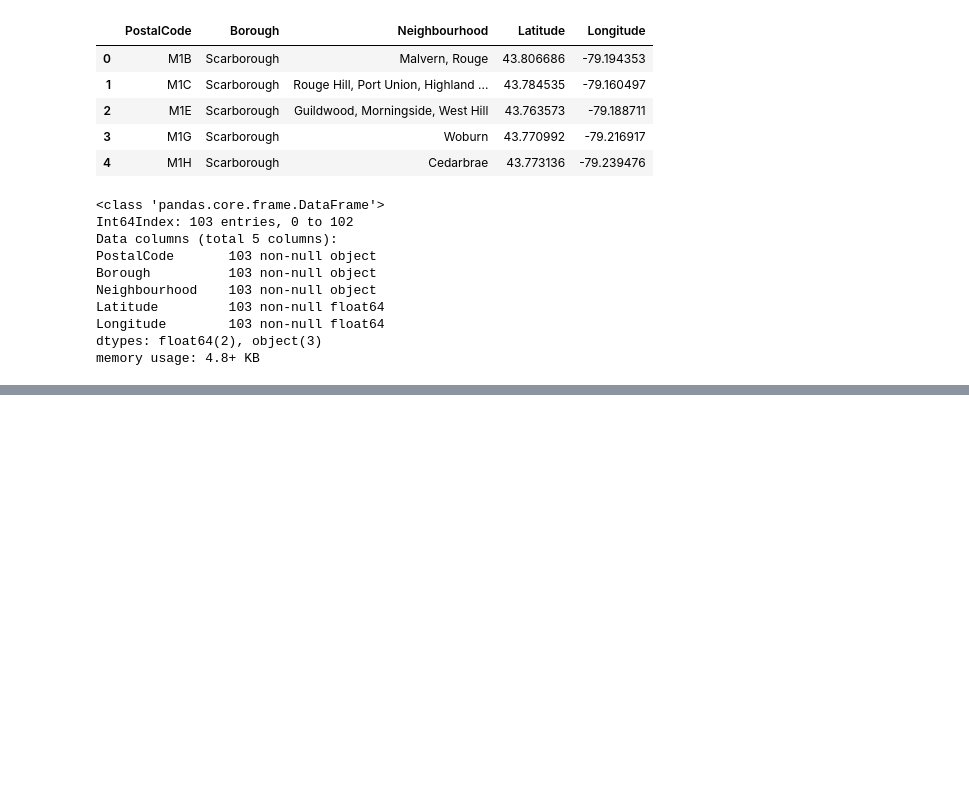
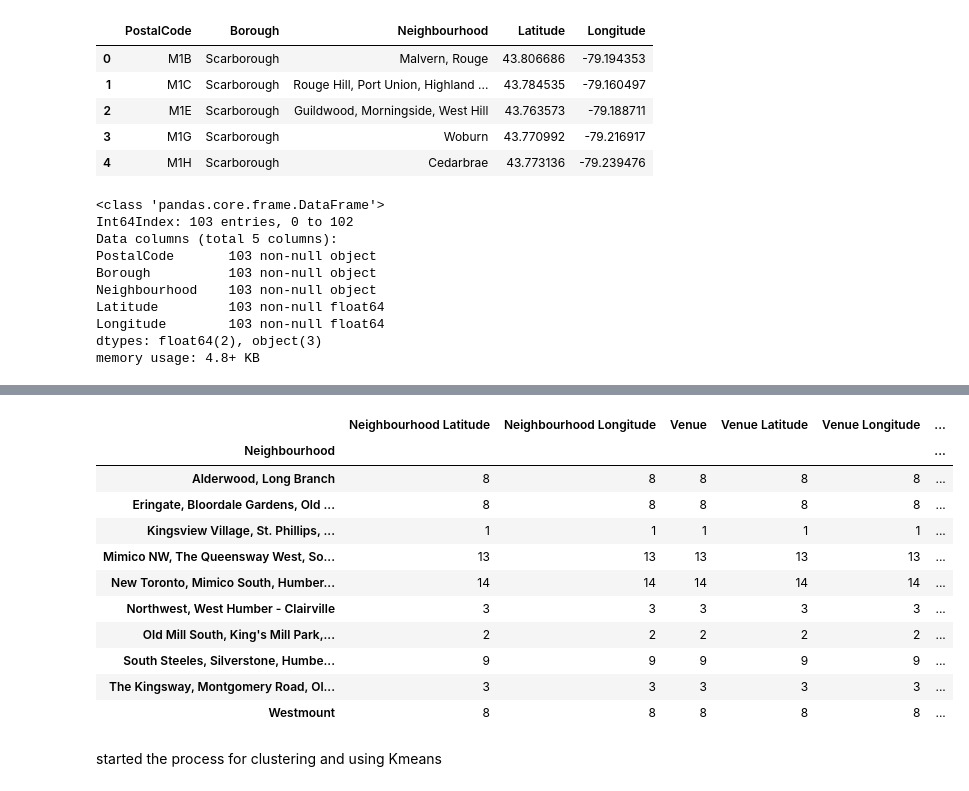
Before and after one commit to raagasrini/Coursera_Capstone, a Jupyter notebook: Capstone Project.ipynb, the cells around one changed output, grey strips where cells are left out. Cells and saved outputs as stored; diff of their text form; code cells hidden in the pictures; blank space fills up the shorter version.

```diff
--- a/Capstone Project.ipynb
+++ b/Capstone Project.ipynb
@@ -95,0 +358,43 @@ memory usage: 4.8+ KB
+# %%
+def getNearbyVenues(names, latitudes, longitudes, radius=500):
+
+    venues_list=[]
+    for name, lat, lng in zip(names, latitudes, longitudes):
+        print(name)
+
+        url = 'https://api.foursquare.com/v2/venues/explore?&client_id={}&client_secret={}&v={}&ll={},{}&radius={}&limit={}'.format(
+            CLIENT_ID,
+            CLIENT_SECRET,
+            VERSION,
+            lat,
+            lng,
+            radius,
+            LIMIT)
+
+        results = requests.get(url).json()["response"]['groups'][0]['items']
+
+
+        venues_list.append([(
+            name,
+            lat,
+            lng,
+            v['venue']['name'],
+            v['venue']['location']['lat'],
+            v['venue']['location']['lng'],
+            v['venue']['categories'][0]['name']) for v in results])
+
+    nearby_venues = pd.DataFrame([item for venue_list in venues_list for item in venue_list])
+    nearby_venues.columns = ['Neighbourhood',
+                  'Neighbourhood Latitude',
+                  'Neighbourhood Longitude',
+                  'Venue',
+                  'Venue Latitude',
+                  'Venue Longitude',
+                  'Venue Category']
+
+    return(nearby_venues)
+# %%
+Etob_venues = getNearbyVenues(names=Etob_data['Neighbourhood'],
+                                   latitudes=Etob_data['Latitude'],
+                                   longitudes=Etob_data['Longitude']
+                                  )
@@ -95,0 +416,17 @@ memory usage: 4.8+ KB
+# %%
+Etob_venues.groupby('Neighbourhood').count()
+# %% [output]
+|  | Neighbourhood Latitude | Neighbourhood Longitude | Venue | Venue Latitude | Venue Longitude | ... |
+| Neighbourhood |  |  |  |  |  | ... |
+| Alderwood, Long Branch | 8 | 8 | 8 | 8 | 8 | ... |
+| Eringate, Bloordale Gardens, Old ... | 8 | 8 | 8 | 8 | 8 | ... |
+| Kingsview Village, St. Phillips, ... | 1 | 1 | 1 | 1 | 1 | ... |
+| Mimico NW, The Queensway West, So... | 13 | 13 | 13 | 13 | 13 | ... |
+| New Toronto, Mimico South, Humber... | 14 | 14 | 14 | 14 | 14 | ... |
+| Northwest, West Humber - Clairville | 3 | 3 | 3 | 3 | 3 | ... |
+| Old Mill South, King's Mill Park,... | 2 | 2 | 2 | 2 | 2 | ... |
+| South Steeles, Silverstone, Humbe... | 9 | 9 | 9 | 9 | 9 | ... |
+| The Kingsway, Montgomery Road, Ol... | 3 | 3 | 3 | 3 | 3 | ... |
+| Westmount | 8 | 8 | 8 | 8 | 8 | ... |
+# %% [markdown]
+started the process for clustering and using Kmeans
```
Also changed, not shown: parts of 47 cells of this notebook.
